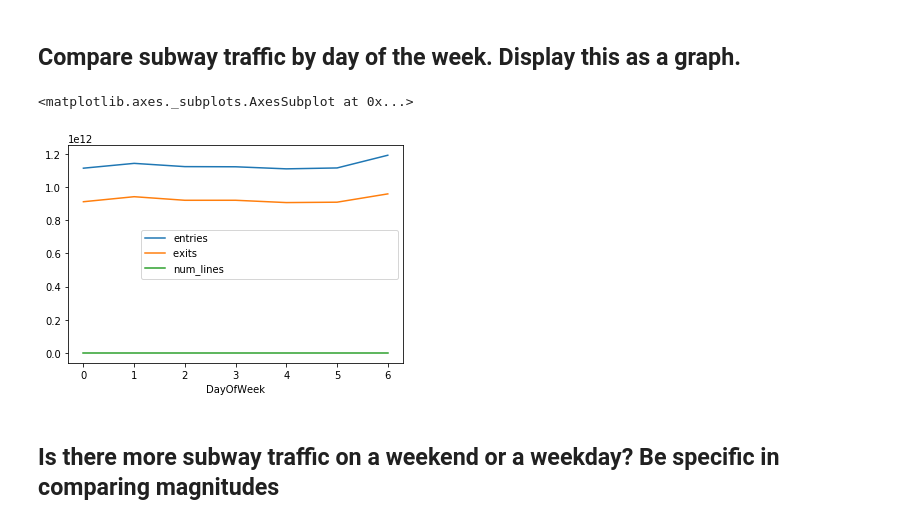
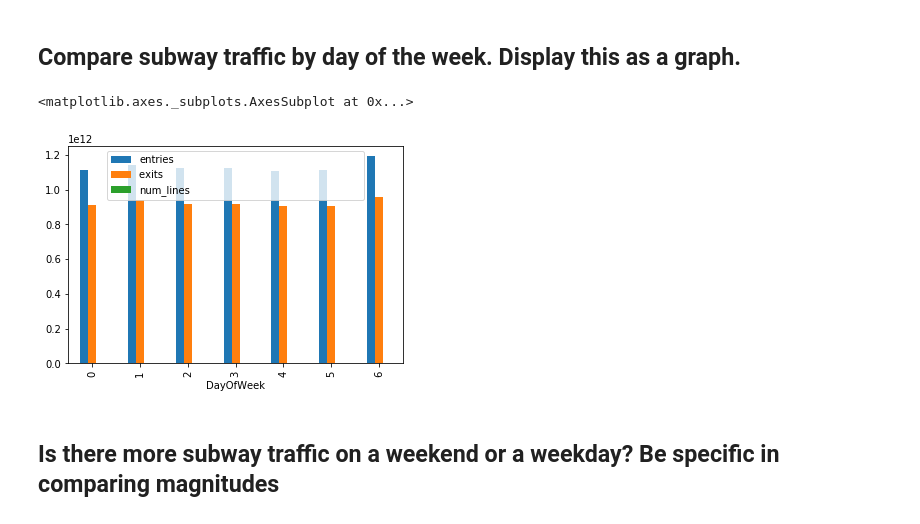
Before and after one commit to JonSolow/dsc-pandas-series-and-dataframes-lab-dc-ds-career-042219, a Jupyter notebook: index.ipynb, the cells around one changed output. Cells and saved outputs as stored; diff of their text form; code cells hidden in the pictures.

```diff
--- a/index.ipynb
+++ b/index.ipynb
@@ -110,13 +110,13 @@ Index(['linename', 'c/a', 'unit', 'scp', 'station', 'division', 'date', 'time',
 # %%
 #Your code here
 df['date'] = pd.to_datetime(df['date'])
 df['DayOfWeek'] = df['date'].dt.dayofweek
 
 df_grouped = df.groupby('DayOfWeek').sum()
-df_grouped.plot()
+df_grouped.plot(kind='bar')
 # %% [output]
 <matplotlib.axes._subplots.AxesSubplot at 0x...>
-[figure, old version]
+[figure, new version]
 # %% [markdown]
 ## Is there more subway traffic on a weekend or a weekday?    Be specific in comparing magnitudes
 # %%
```
